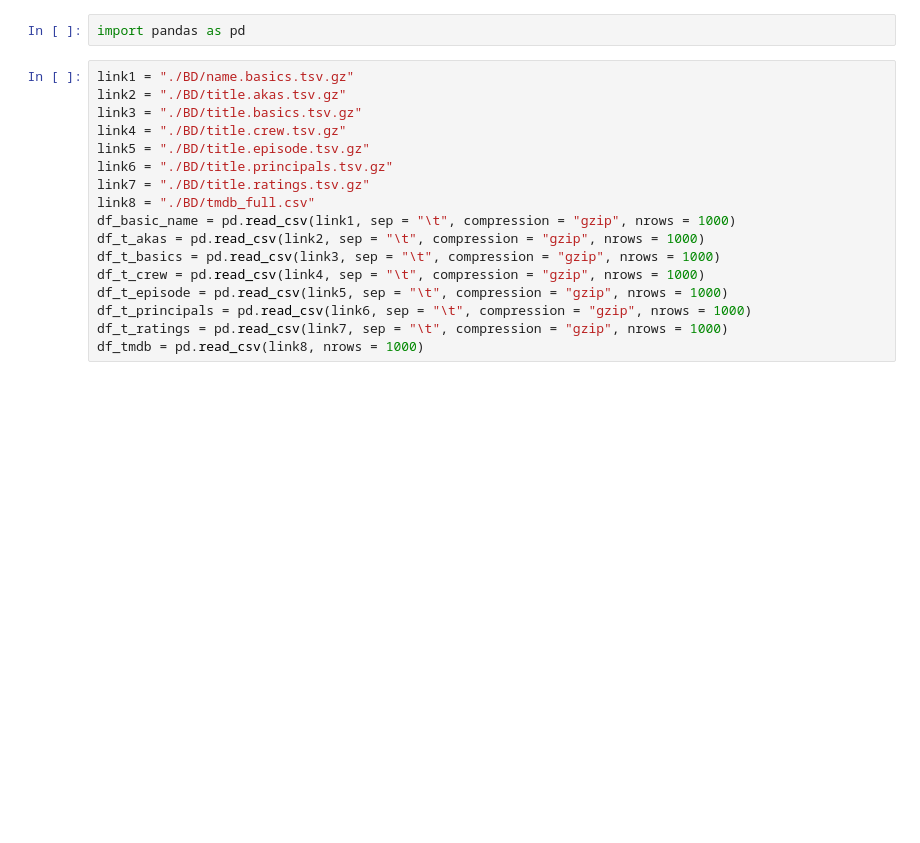
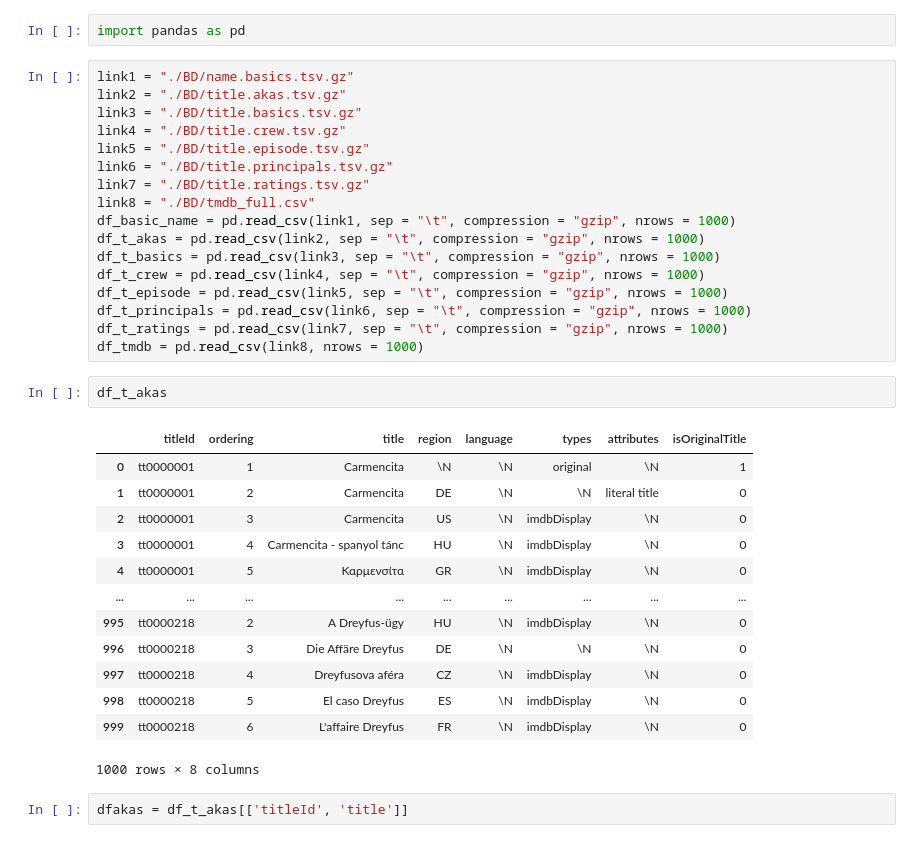
Before and after one commit to Garvoz/Alicine, a Jupyter notebook: premier_nettoyage.ipynb, the cells around one changed output. Cells and saved outputs as stored; diff of their text form; blank space fills up the shorter version.

```diff
--- a/premier_nettoyage.ipynb
+++ b/premier_nettoyage.ipynb
@@ -17,3 +17,21 @@ df_t_episode = pd.read_csv(link5, sep = "\t", compression = "gzip", nrows = 1000
 df_t_principals = pd.read_csv(link6, sep = "\t", compression = "gzip", nrows = 1000)
 df_t_ratings = pd.read_csv(link7, sep = "\t", compression = "gzip", nrows = 1000)
 df_tmdb = pd.read_csv(link8, nrows = 1000)
+# %%
+df_t_akas
+# %% [output]
+|  | titleId | ordering | title | region | language | types | attributes | isOriginalTitle |
+| 0 | tt0000001 | 1 | Carmencita | \N | \N | original | \N | 1 |
+| 1 | tt0000001 | 2 | Carmencita | DE | \N | \N | literal title | 0 |
+| 2 | tt0000001 | 3 | Carmencita | US | \N | imdbDisplay | \N | 0 |
+| 3 | tt0000001 | 4 | Carmencita - spanyol tánc | HU | \N | imdbDisplay | \N | 0 |
+| 4 | tt0000001 | 5 | Καρμενσίτα | GR | \N | imdbDisplay | \N | 0 |
+| ... | ... | ... | ... | ... | ... | ... | ... | ... |
+| 995 | tt0000218 | 2 | A Dreyfus-ügy | HU | \N | imdbDisplay | \N | 0 |
+| 996 | tt0000218 | 3 | Die Affäre Dreyfus | DE | \N | \N | \N | 0 |
+| 997 | tt0000218 | 4 | Dreyfusova aféra | CZ | \N | imdbDisplay | \N | 0 |
+| 998 | tt0000218 | 5 | El caso Dreyfus | ES | \N | imdbDisplay | \N | 0 |
+| 999 | tt0000218 | 6 | L'affaire Dreyfus | FR | \N | imdbDisplay | \N | 0 |
+1000 rows × 8 columns
+# %%
+dfakas = df_t_akas[['titleId', 'title']]
```
Also changed, not shown: parts of 8 cells of this notebook.
